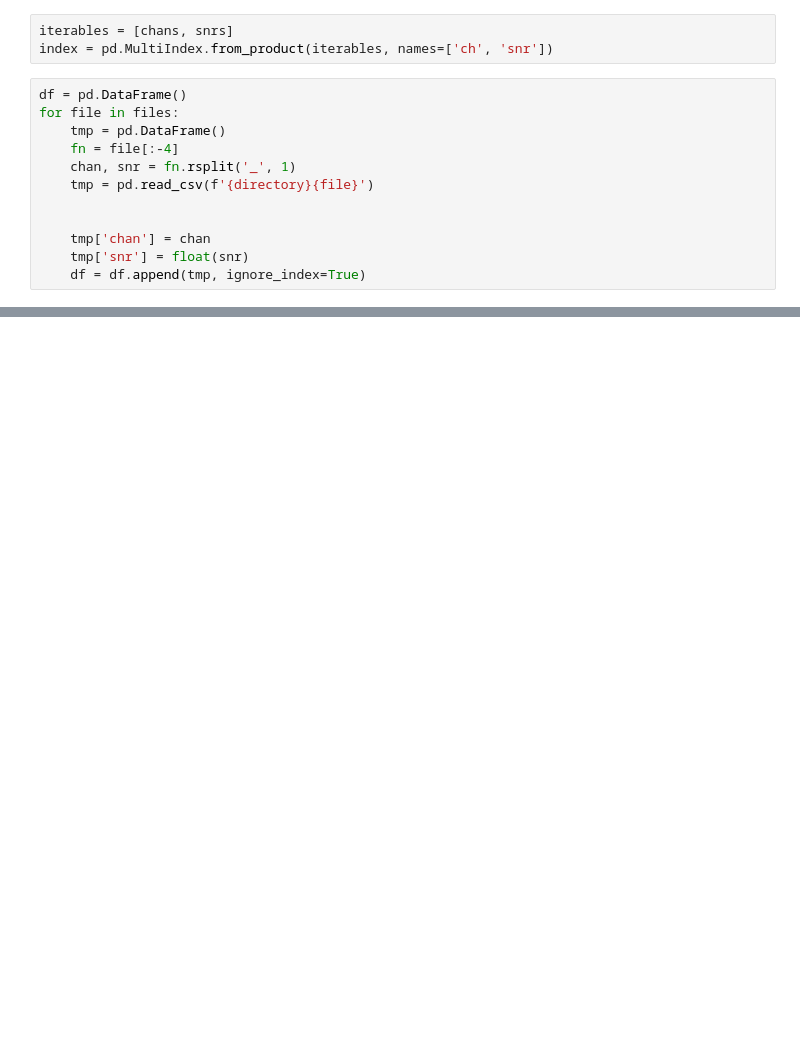
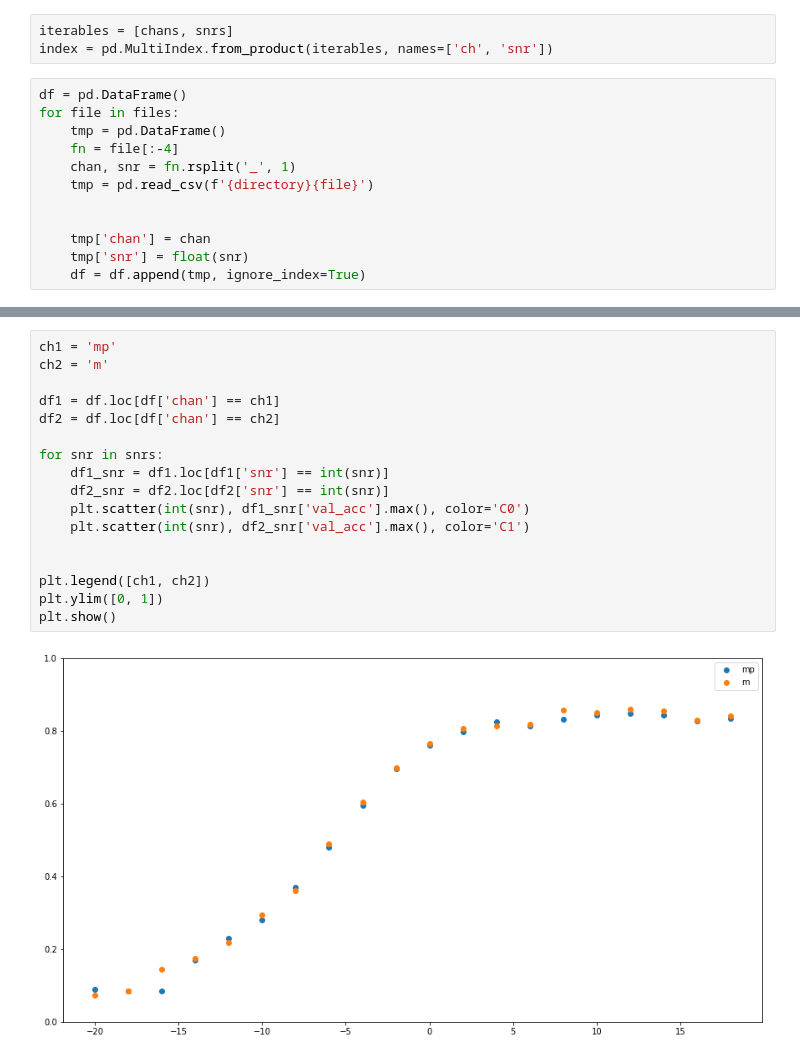
Before and after one commit to dfunni/complex-specgramCNN, a Jupyter notebook: notebooks/history_plotter.ipynb, the cells around one changed output, grey strips where cells are left out. Cells and saved outputs as stored; diff of their text form; blank space fills up the shorter version.

```diff
--- a/notebooks/history_plotter.ipynb
+++ b/notebooks/history_plotter.ipynb
@@ -90,0 +115,19 @@ plt.show()
+# %%
+ch1 = 'mp'
+ch2 = 'm'
+
+df1 = df.loc[df['chan'] == ch1]
+df2 = df.loc[df['chan'] == ch2]
+
+for snr in snrs:
+    df1_snr = df1.loc[df1['snr'] == int(snr)]
+    df2_snr = df2.loc[df2['snr'] == int(snr)]
+    plt.scatter(int(snr), df1_snr['val_acc'].max(), color='C0')
+    plt.scatter(int(snr), df2_snr['val_acc'].max(), color='C1')
+
+
+plt.legend([ch1, ch2])
+plt.ylim([0, 1])
+plt.show()
+# %% [output]
+[figure, added]
```
Also changed, not shown: parts of 9 cells of this notebook, 4 other files.
